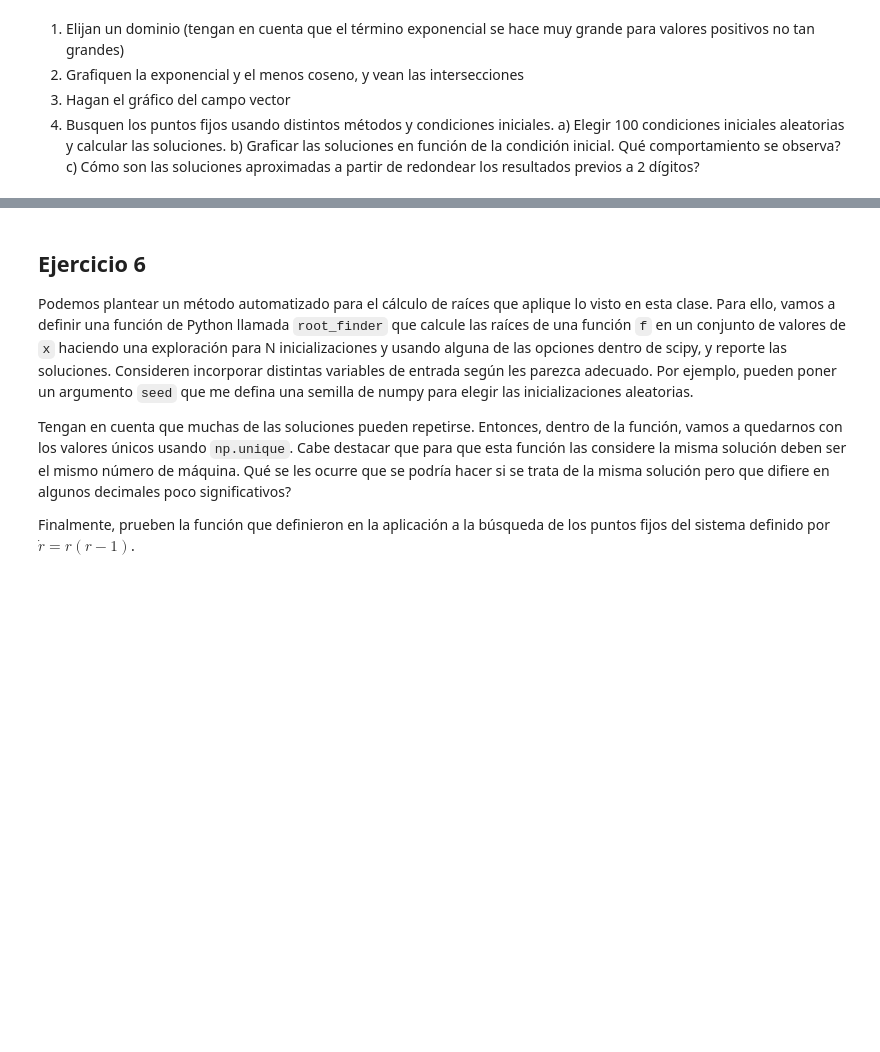
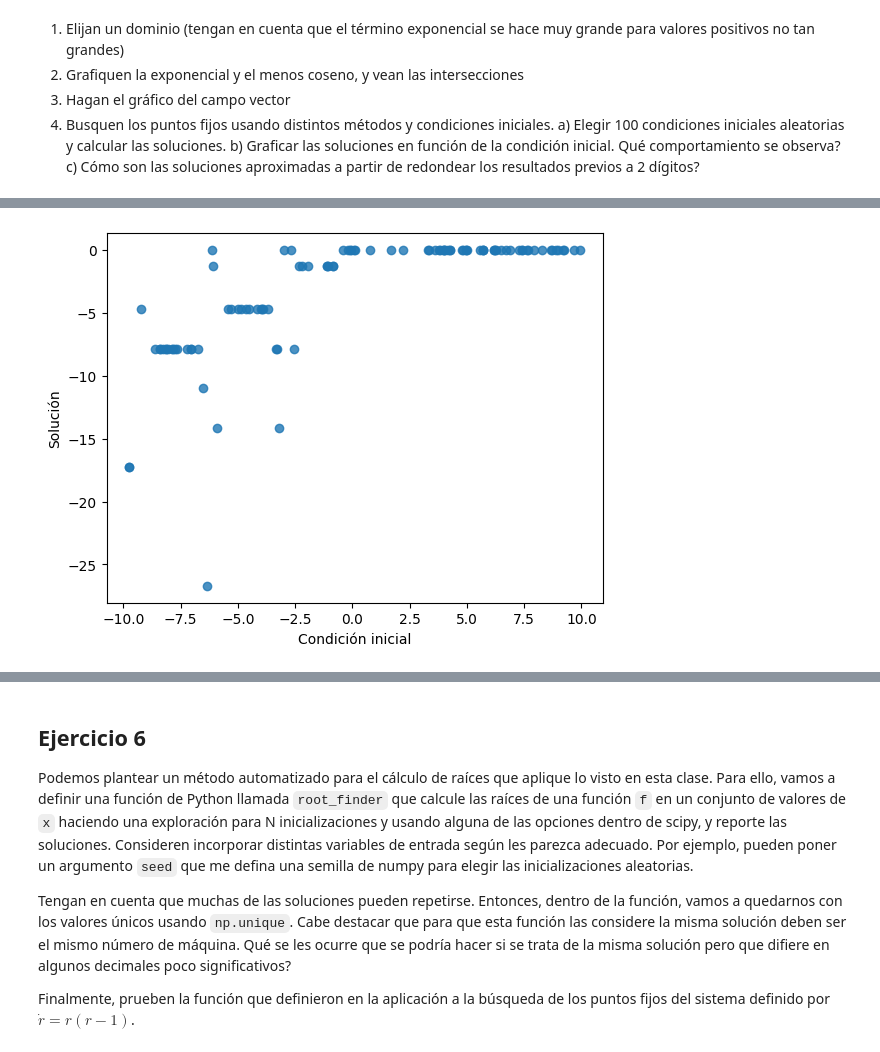
Before and after one commit to xGiannis/IntroModeladoContinuo, a Jupyter notebook: Colabs/nb01_Raices.ipynb, the cells around one changed output, grey strips where cells are left out. Saved outputs shown, nothing was run; the diff lists cells and outputs as text; code cells hidden in the pictures; blank space fills up the shorter version.

Commit message:
finalizacion colab raices

```diff
--- a/Colabs/nb01_Raices.ipynb
+++ b/Colabs/nb01_Raices.ipynb
@@ -545,0 +686,8 @@ import time
+# %%
+for i in condrandom:
+  print("condicion random es: ",i)
+
+  start = time.time()
+  newton(funcione,funcioneprima,i,0.00000001,10)
+  elapsed = (time.time() - start)
+  print(elapsed)
@@ -620,0 +813,15 @@ campovectorprima_1e = lambda x: np.exp(x) + np.sin(x)
+# %%
+"""
+Busquen los puntos fijos usando distintos métodos y condiciones iniciales.
+a) Elegir 100 condiciones iniciales aleatorias y calcular las soluciones.
+b) Graficar las soluciones en función de la condición inicial. Qué comportamiento se observa?
+c) Cómo son las soluciones aproximadas a partir de redondear los resultados previos a 2 dígitos?
+"""
+
+np.random.seed(201)
+
+
+con100=np.random.uniform(-10, 10, size=100)
+
+for i in con100:
+  print("condicion random es: ",i)
@@ -620,0 +846,8 @@ campovectorprima_1e = lambda x: np.exp(x) + np.sin(x)
+# %%
+#calculo de soluciones
+
+sol=[]
+
+for i in con100:
+  print("condicion random es: ",i)
+  sol.append(newton(campovector_1e, campovectorprima_1e, i, 0.0000001, 100))
@@ -620,0 +872,11 @@ campovectorprima_1e = lambda x: np.exp(x) + np.sin(x)
+# %%
+#grafico de soluciones en funcion de condición inicial
+
+plt.plot(con100, sol, 'o', alpha=0.8)
+plt.xlabel('Condición inicial')
+plt.ylabel('Solución')
+plt.show()
+
+#vemos que dio unos saltos grandes a -15 y -25, donde cerca si hay raicez.
+# %% [output]
+[figure, added]
```
Also changed, not shown: parts of 35 cells of this notebook.
